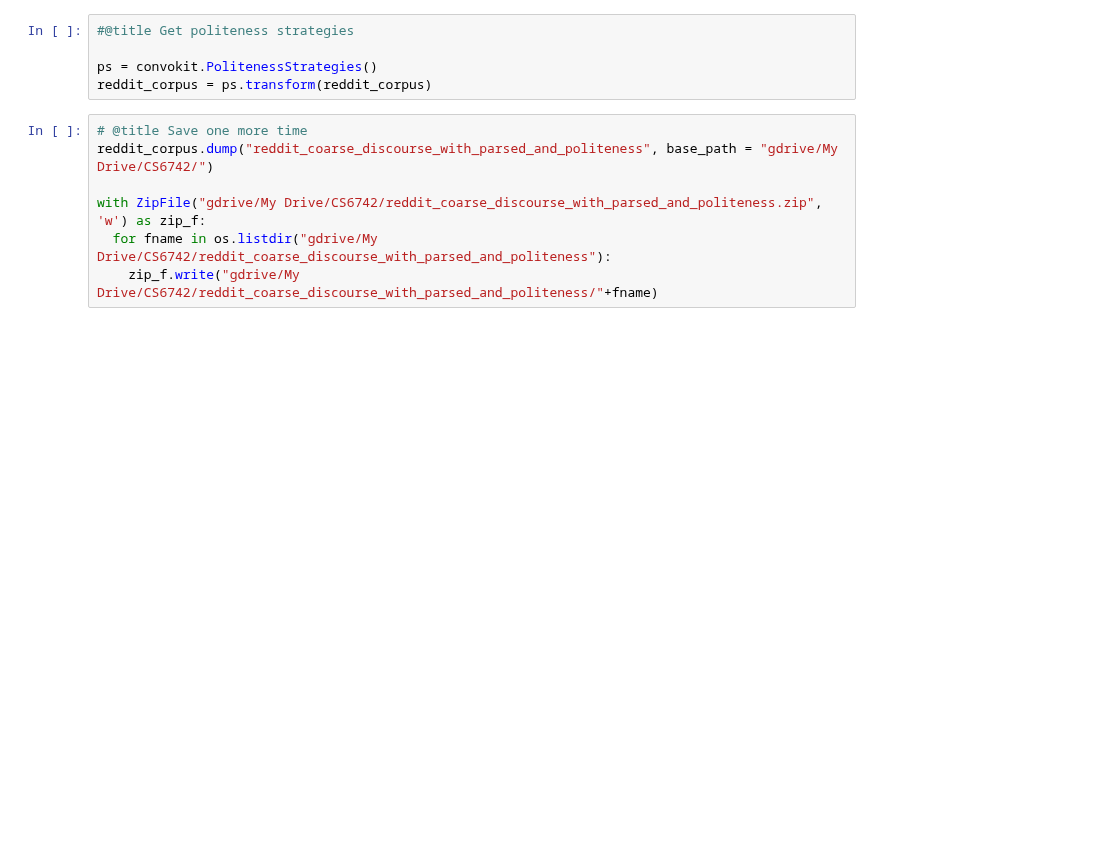
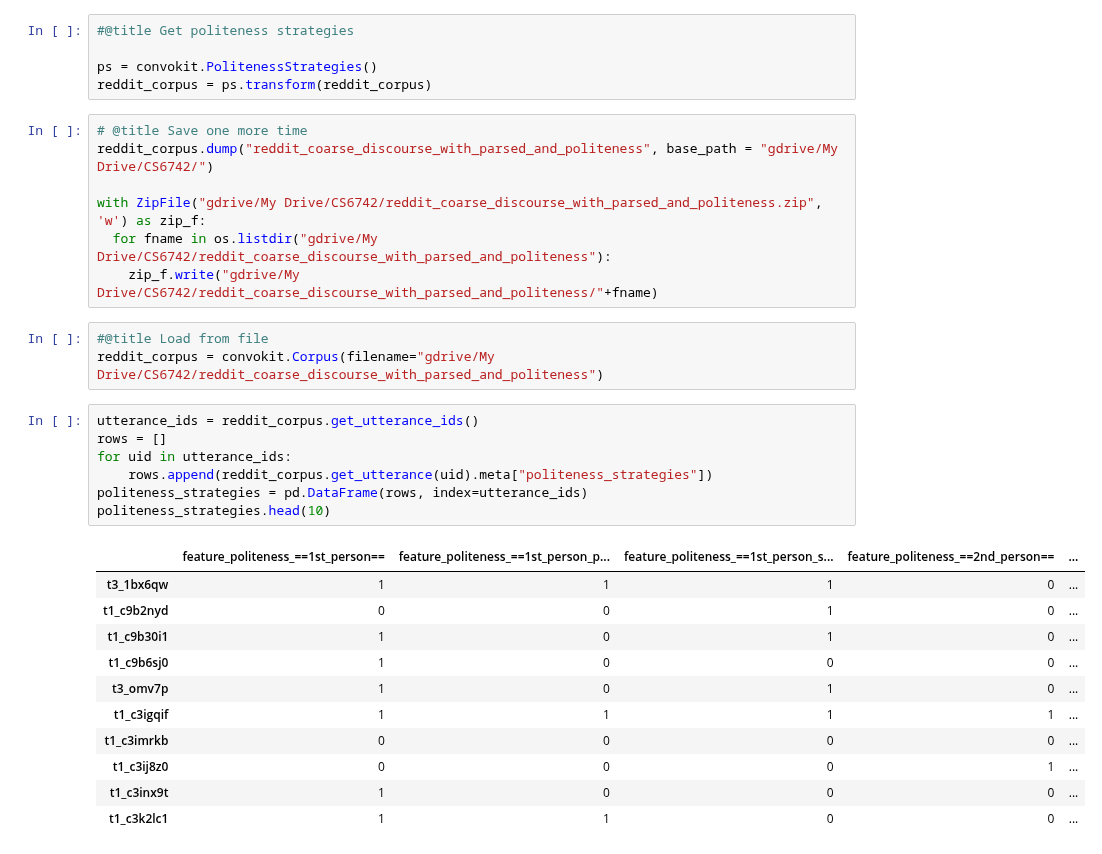
Before and after one commit to rjz46/Cornell-Conversational-Analysis-Toolkit, a Jupyter notebook: datasets/reddit_coarse_discourse/Corpus_conversion.ipynb, the cells around one changed output. Saved outputs shown, nothing was run; the diff lists cells and outputs as text; blank space fills up the shorter version.

Commit message:
Load politeness strategies

```diff
--- a/datasets/reddit_coarse_discourse/Corpus_conversion.ipynb
+++ b/datasets/reddit_coarse_discourse/Corpus_conversion.ipynb
@@ -444,3 +432,25 @@ reddit_corpus.dump("reddit_coarse_discourse_with_parsed_and_politeness", base_pa
 with ZipFile("gdrive/My Drive/CS6742/reddit_coarse_discourse_with_parsed_and_politeness.zip", 'w') as zip_f:
   for fname in os.listdir("gdrive/My Drive/CS6742/reddit_coarse_discourse_with_parsed_and_politeness"):
     zip_f.write("gdrive/My Drive/CS6742/reddit_coarse_discourse_with_parsed_and_politeness/"+fname)
+# %%
+#@title Load from file
+reddit_corpus = convokit.Corpus(filename="gdrive/My Drive/CS6742/reddit_coarse_discourse_with_parsed_and_politeness")
+# %%
+utterance_ids = reddit_corpus.get_utterance_ids()
+rows = []
+for uid in utterance_ids:
+    rows.append(reddit_corpus.get_utterance(uid).meta["politeness_strategies"])
+politeness_strategies = pd.DataFrame(rows, index=utterance_ids)
+politeness_strategies.head(10)
+# %% [output]
+|  | feature_politeness_==1st_person== | feature_politeness_==1st_person_p... | feature_politeness_==1st_person_s... | feature_politeness_==2nd_person== | ... |
+| t3_1bx6qw | 1 | 1 | 1 | 0 | ... |
+| t1_c9b2nyd | 0 | 0 | 1 | 0 | ... |
+| t1_c9b30i1 | 1 | 0 | 1 | 0 | ... |
+| t1_c9b6sj0 | 1 | 0 | 0 | 0 | ... |
+| t3_omv7p | 1 | 0 | 1 | 0 | ... |
+| t1_c3igqif | 1 | 1 | 1 | 1 | ... |
+| t1_c3imrkb | 0 | 0 | 0 | 0 | ... |
+| t1_c3ij8z0 | 0 | 0 | 0 | 1 | ... |
+| t1_c3inx9t | 1 | 0 | 0 | 0 | ... |
+| t1_c3k2lc1 | 1 | 1 | 0 | 0 | ... |
```
Also changed, not shown: parts of 3 cells of this notebook.
